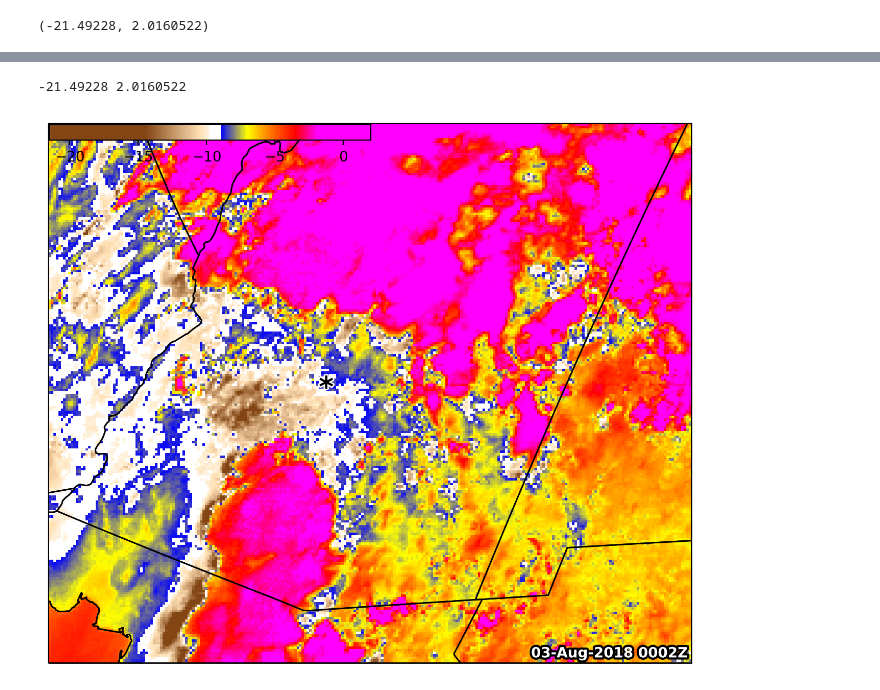
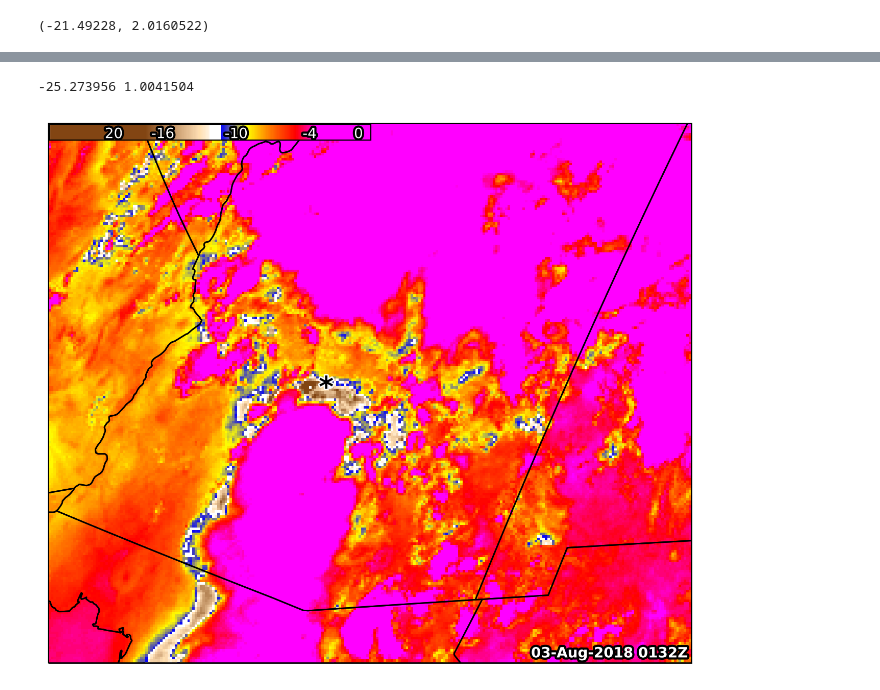
Before and after one commit to MethaneRain/haboob-2018-08-03, a Jupyter notebook: COMET_RGB_Dust_Modified_draft.ipynb, the cells around one changed output, grey strips where cells are left out. Cells and saved outputs as stored; diff of their text form; code cells hidden in the pictures.

```diff
--- a/COMET_RGB_Dust_Modified_draft.ipynb
+++ b/COMET_RGB_Dust_Modified_draft.ipynb
@@ -40,7 +44,7 @@ from matplotlib import patheffects
 # %%
 import csv_to_cmap
 # %%
-swd_cmap = csv_to_cmap.colormap_from_csv("split_window_diff","/Users/chowdahead/Desktop/swd_colorbar.csv")
+swd_cmap = csv_to_cmap.colormap_from_csv("split_window_diff","swd_colorbar.csv")
 # %% [output]
 [figure]
 # %%
@@ -92,5 +96,5 @@ pwd
 # %%
-scn = Scene(reader='abi_l1b', filenames=glob.glob("/Users/chowdahead/Downloads/WX_Data/GOES_Data/OR_ABI-L1b-RadC-*.nc"))
+scn = Scene(reader='abi_l1b', filenames=glob.glob("/Users/chowdahead/Downloads/Dust/00/2/OR_ABI-L1b*.nc"))
 
 scn.load(["dust"])
 
@@ -102,3 +106,4 @@ var = get_enhanced_image(new_scn["dust"]).data
 var = var.transpose('y', 'x', 'bands')
 
 abi_crs = var.attrs['area'].to_cartopy_crs()
+abi_crs
@@ -206,18 +213,18 @@ def GOES_RGB(i,hour,extent=[-114,-109,31,36]):
     posn = ax.get_position()
     cbar.ax.set_position([posn.x0+0.001, posn.y0-0.001,
                             (posn.x1-posn.x0)/2, posn.height])
-    '''
+
     cbar.set_ticks([])
     cbar.ax.set_xticklabels([])
-    Y = -10
+    Y = -15
     cbar.ax.text(-20, Y, 20, ha='center', va='center',path_effects=outline_effect,color="w") #RF
     cbar.ax.text(-16, Y, ticks[1], ha='center', va='center',path_effects=outline_effect,color="w") #-20
     cbar.ax.text(-10, Y, ticks[2], ha='center', va='center',path_effects=outline_effect,color="w")#20
     cbar.ax.text(-4, Y, ticks[3], ha='center', va='center',path_effects=outline_effect,color="w")#45
     cbar.ax.text(0, Y, 0, ha='center', va='center',path_effects=outline_effect,color="w")
-    cbar.ax.text(2, Y, ticks[4], ha='center', va='center',path_effects=outline_effect,color="w")#80
+    #cbar.ax.text(2, Y, ticks[4], ha='center', va='center',path_effects=outline_effect,color="w")#80
     #cbar.ax.text(5, Y, ticks[6], ha='center', va='center',path_effects=outline_effect,color="w")#80
-    '''
+
 
     #ax.scatter(-112.0740,33.4484,marker="*",transform=ccrs.PlateCarree(),c="k",s=100,zorder=100,
     #          path_effects=outline_effect2)
@@ -232,7 +239,7 @@ def GOES_RGB(i,hour,extent=[-114,-109,31,36]):
 
     text_time.set_path_effects(outline_effect)
 
-    #plt.savefig(f"/Users/chowdahead/Desktop/Dust_RGB/{hour}_{i}.png",bbox_inches="tight",dpi=fig.dpi)
+    plt.savefig(f"/Users/chowdahead/Desktop/{hour}_{i}.png",bbox_inches="tight",dpi=fig.dpi)
     #plt.close()
     plt.show()
 # %%
@@ -265,5 +263,5 @@ next...
 # %%
-GOES_RGB(2,"00",extent=[-114,-109,31,36])#[-120,-70,20,55][-114,-109,31,36]
+GOES_RGB(32,"01",extent=[-114,-109,31,36])#[-120,-70,20,55][-114,-109,31,36]
 # %% [output]
--21.49228 2.0160522
+-25.273956 1.0041504
-[figure, old version]
+[figure, new version]
```
Also changed, not shown: parts of 7 cells of this notebook.
